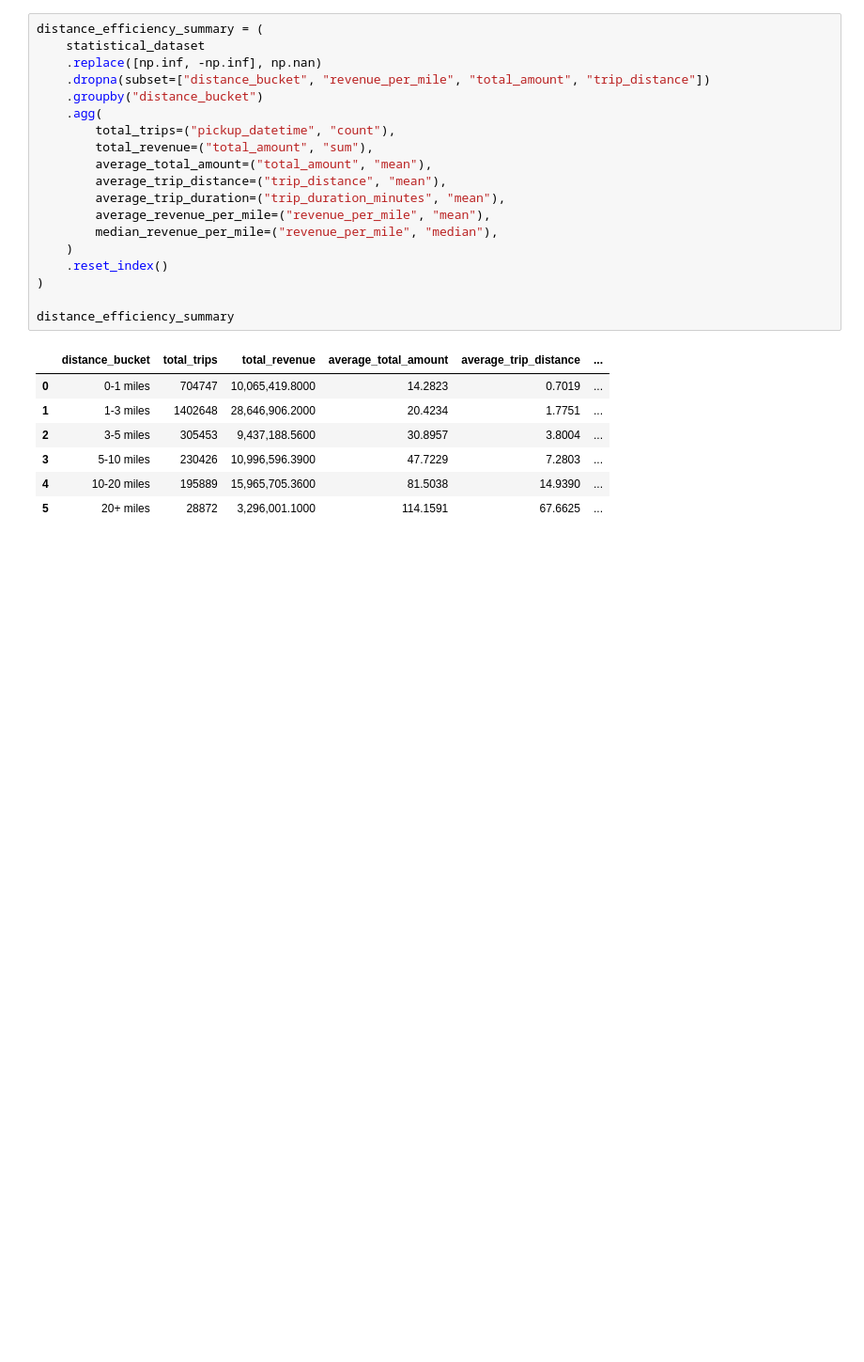
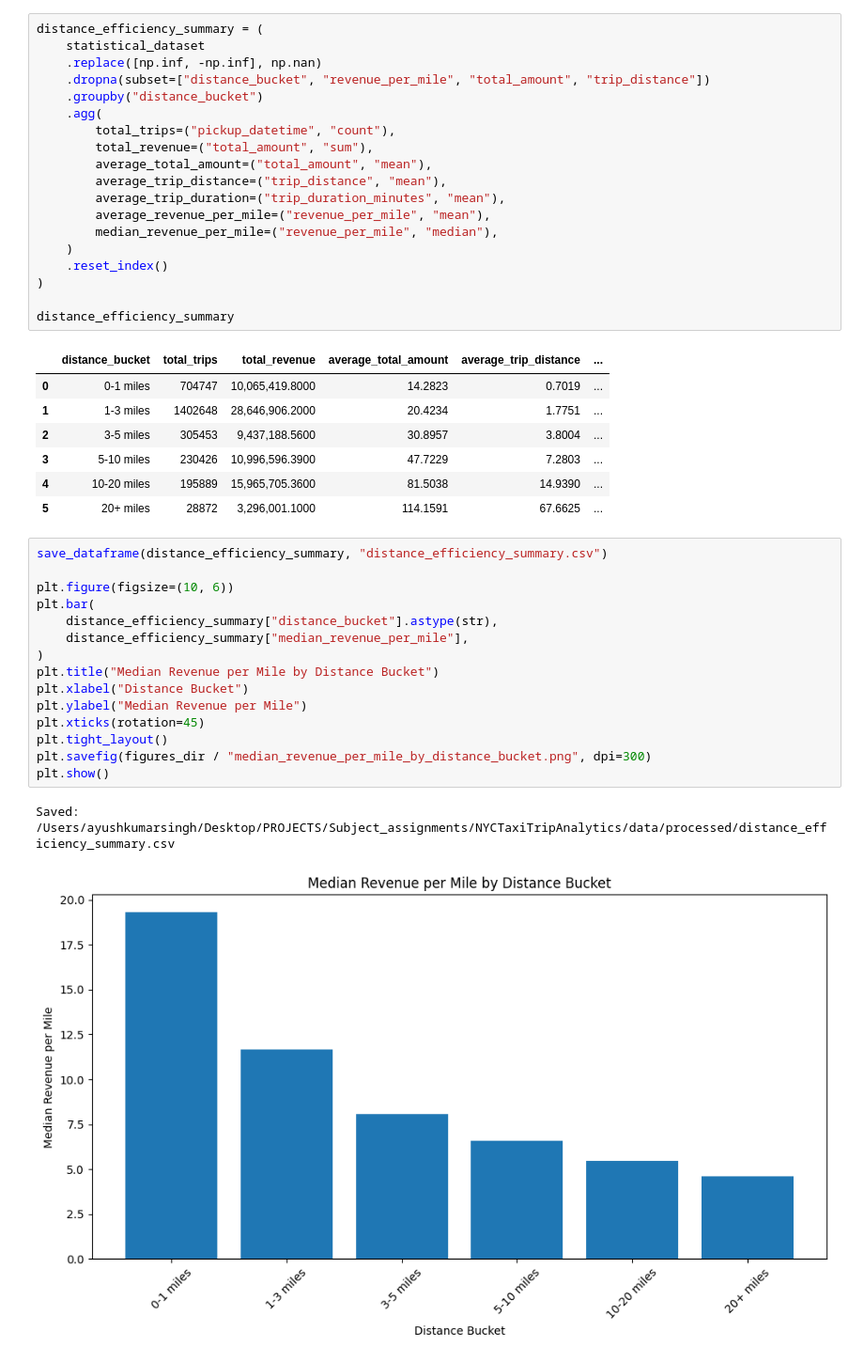
Before and after one commit to angelonels/NYCTaxiTripAnalytics, a Jupyter notebook: notebooks/04_statistical_analysis.ipynb, the cells around one changed output. Shown at 94% size. Saved outputs shown, nothing was run; the diff lists cells and outputs as text; blank space fills up the shorter version.

Commit message:
Calculate revenue efficiency by distance bucket

```diff
--- a/notebooks/04_statistical_analysis.ipynb
+++ b/notebooks/04_statistical_analysis.ipynb
@@ -888,3 +888,21 @@ distance_efficiency_summary
 | 3 | 5-10 miles | 230426 | 10,996,596.3900 | 47.7229 | 7.2803 | ... |
 | 4 | 10-20 miles | 195889 | 15,965,705.3600 | 81.5038 | 14.9390 | ... |
 | 5 | 20+ miles | 28872 | 3,296,001.1000 | 114.1591 | 67.6625 | ... |
+# %%
+save_dataframe(distance_efficiency_summary, "distance_efficiency_summary.csv")
+
+plt.figure(figsize=(10, 6))
+plt.bar(
+    distance_efficiency_summary["distance_bucket"].astype(str),
+    distance_efficiency_summary["median_revenue_per_mile"],
+)
+plt.title("Median Revenue per Mile by Distance Bucket")
+plt.xlabel("Distance Bucket")
+plt.ylabel("Median Revenue per Mile")
+plt.xticks(rotation=45)
+plt.tight_layout()
+plt.savefig(figures_dir / "median_revenue_per_mile_by_distance_bucket.png", dpi=300)
+plt.show()
+# %% [output]
+Saved: /Users/ayushkumarsingh/Desktop/PROJECTS/Subject_assignments/NYCTaxiTripAnalytics/data/processed/distance_efficiency_summary.csv
+[figure, added]
```
